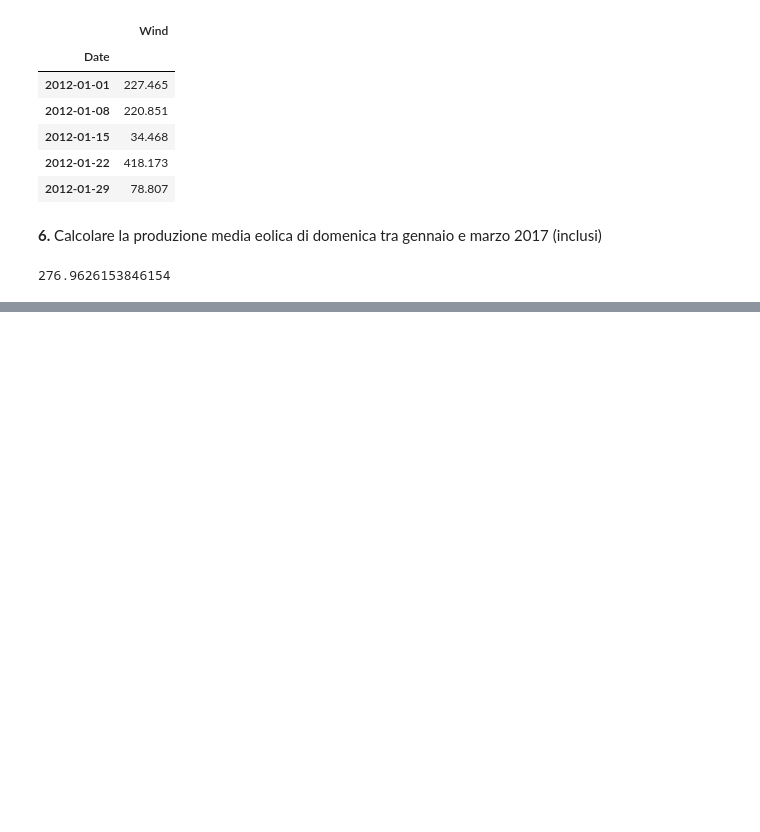
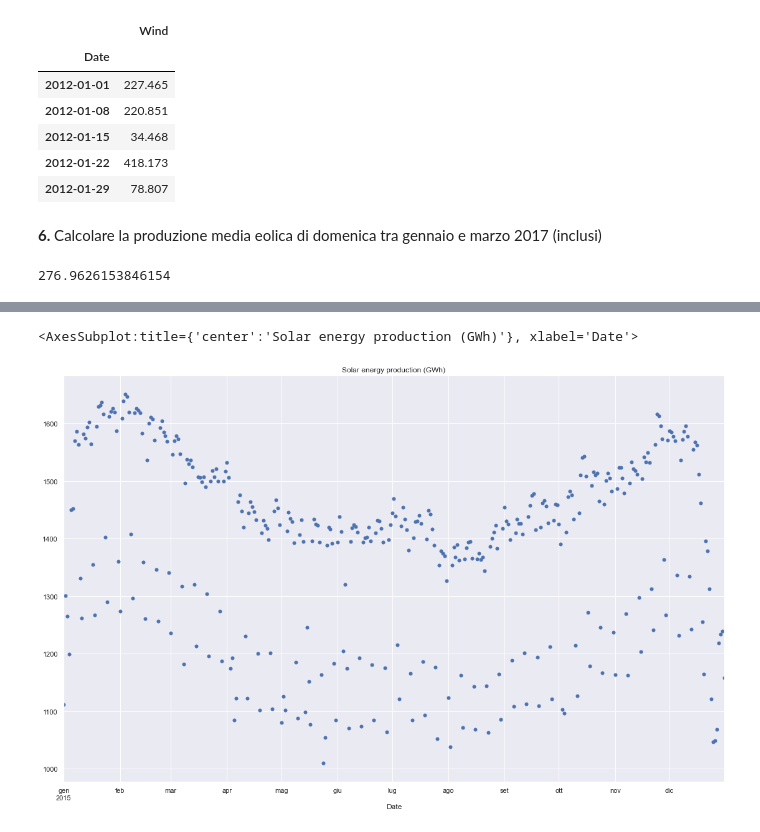
Before and after one commit to Saitam1602/time-series, a Jupyter notebook: Time_series.ipynb, the cells around one changed output, grey strips where cells are left out. Saved outputs shown, nothing was run; the diff lists cells and outputs as text; code cells hidden in the pictures; blank space fills up the shorter version.

```diff
--- a/Time_series.ipynb
+++ b/Time_series.ipynb
@@ -91,0 +107,9 @@ df_sunday_wind.loc['2017-01':'2017-03','Wind'].mean()
+# %%
+df.loc["2015","Consumption"].plot(figsize=(19, 12),
+              title='Solar energy production (GWh)',
+              marker='.',
+              markersize=10,
+              linestyle='')
+# %% [output]
+<AxesSubplot:title={'center':'Solar energy production (GWh)'}, xlabel='Date'>
+[figure, added]
```
Also changed, not shown: parts of 27 cells of this notebook, 1 other file.
